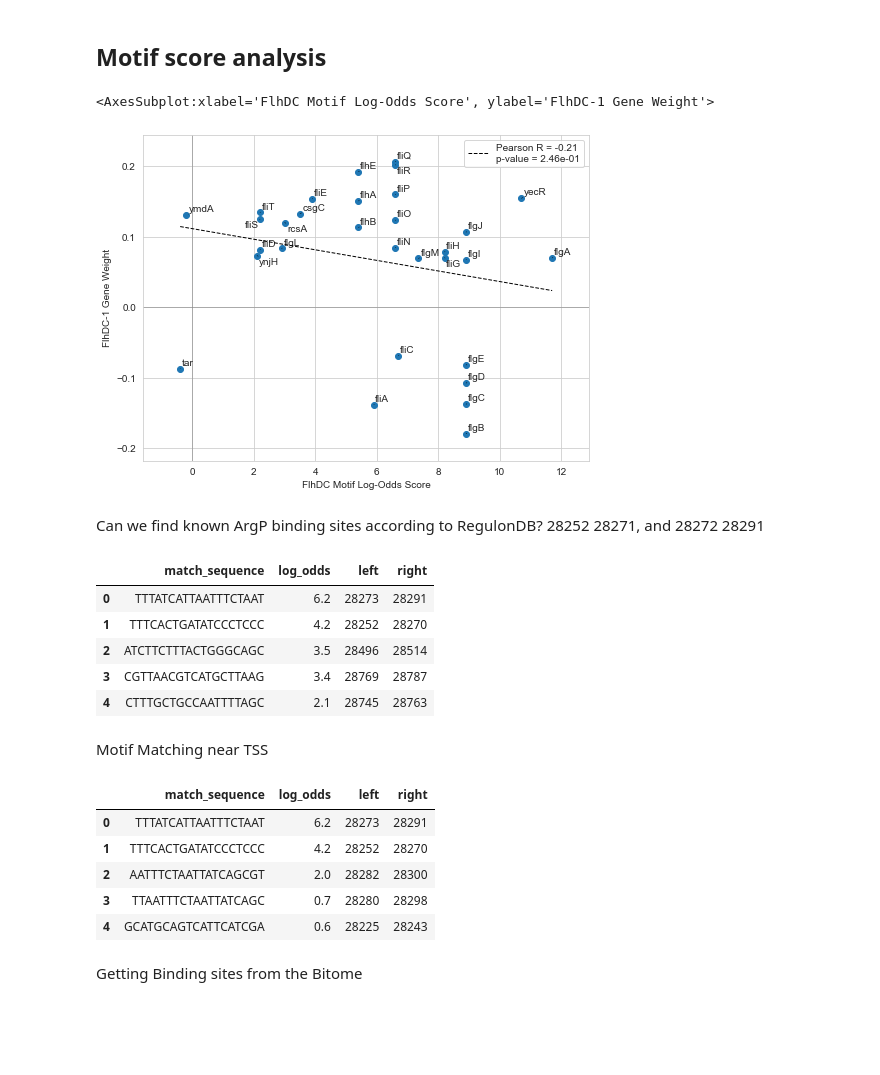
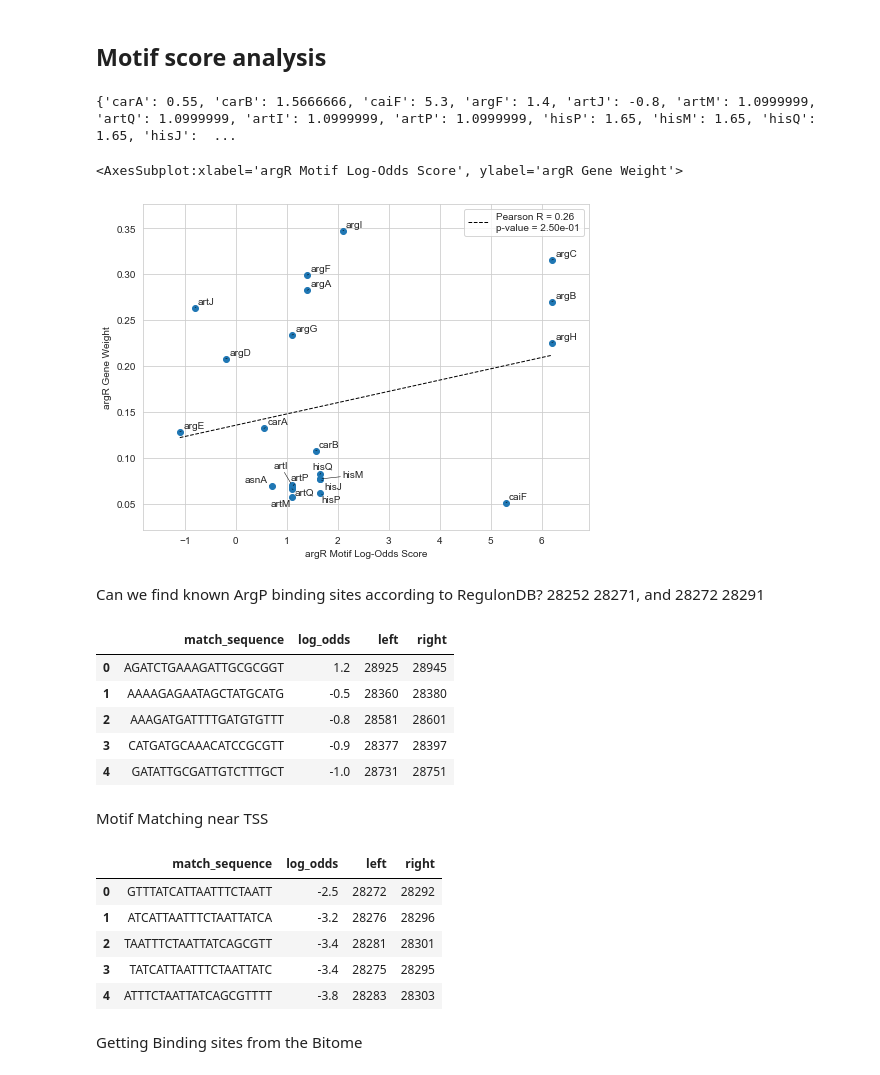
Before and after one commit to SBRG/Bacterial_TRN_Dominance_and_Independence, a Jupyter notebook: Figure_4_Regulon_Captured/Figure_4_ArgR.ipynb, the cells around one changed output. Cells and saved outputs as stored; diff of their text form; code cells hidden in the pictures; blank space fills up the shorter version.

```diff
--- a/Figure_4_Regulon_Captured/Figure_4_ArgR.ipynb
+++ b/Figure_4_Regulon_Captured/Figure_4_ArgR.ipynb
@@ -433,43 +433,44 @@ ica_data = precise1k
 # %%
 # modify legacy PSSM format into Bitome 2 format
 tf_pwm_db = rpwm('../data/motif_pwm_db.txt')
-flhdc_pwm_old = tf_pwm_db['FlhDC']
-flhdc_pssm = {base: [pos_dict[base] for pos_dict in flhdc_pwm_old] for base in 'ATCG'}
+argR_pwm_old = tf_pwm_db['ArgR']
+argR_pssm = {base: [pos_dict[base] for pos_dict in flhdc_pwm_old] for base in 'ATCG'}
 
-flhdc1_genes = ica_data.view_imodulon('FlhDC-1')['gene_name'].values
-flhdc2_genes = ica_data.view_imodulon('FlhDC-2')['gene_name'].values
-all_flhdc_genes = set(flhdc1_genes).union(flhdc2_genes)
+argR_genes = ica_data.view_imodulon('Arginine')['gene_name'].values
 
 gene2score = {}
-for flhdc_gene in all_flhdc_genes:
-    tus_for_gene = mg1655._gene_to_tus[ica_data.name2num(flhdc_gene)]
+for argR_gene in argR_genes:
+    tus_for_gene = mg1655._gene_to_tus[ica_data.name2num(argR_gene)]
     gene_tu_df = mg1655.tu_table.loc[tus_for_gene]
     gene_tu_df_tss = gene_tu_df[gene_tu_df['tss'].notna()]
     scores = []
     for tu_id, tu_row in gene_tu_df_tss.iterrows():
-        best_motif_match = mg1655.promoter_motif_search(tu_row.tss, tu_row.strand, flhdc_pssm)
+        best_motif_match = mg1655.promoter_motif_search(tu_row.tss, tu_row.strand, argR_pssm)
         scores.append(best_motif_match.log_odds.values[0])
     if scores:
-        gene2score[flhdc_gene] = np.mean(scores)
+        gene2score[argR_gene] = np.mean(scores)
+print(gene2score)
+# %% [output]
+{'carA': 0.55, 'carB': 1.5666666, 'caiF': 5.3, 'argF': 1.4, 'artJ': -0.8, 'artM': 1.0999999, 'artQ': 1.0999999, 'artI': 1.0999999, 'artP': 1.0999999, 'hisP': 1.65, 'hisM': 1.65, 'hisQ': 1.65, 'hisJ':  ...
 # %%
-flhdc1_df = ica_data.view_imodulon('FlhDC-1')
-flhdc1_df['score'] = flhdc1_df['gene_name'].apply(lambda gn: gene2score.get(gn, None))
-flhdc1_w_motif = flhdc1_df[flhdc1_df['score'].notna()]
-flhdc1_w_motif = flhdc1_w_motif.set_index('gene_name')
+argR_df = ica_data.view_imodulon('Arginine')
+argR_df['score'] = argR_df['gene_name'].apply(lambda gn: gene2score.get(gn, None))
+argR_w_motif = argR_df[argR_df['score'].notna()]
+argR_w_motif = argR_w_motif.set_index('gene_name')
 
 _, ax = plt.subplots(figsize=(8, 6))
 
 scatterplot(
-    flhdc1_w_motif['score'], flhdc1_w_motif['gene_weight'],
-    xlabel='FlhDC Motif Log-Odds Score',
-    ylabel='FlhDC-1 Gene Weight',
+    argR_w_motif['score'], argR_w_motif['gene_weight'],
+    xlabel='argR Motif Log-Odds Score',
+    ylabel='argR Gene Weight',
     show_labels=True,
     fit_line=True,
     legend=False,
     ax=ax
 )
 # %% [output]
-<AxesSubplot:xlabel='FlhDC Motif Log-Odds Score', ylabel='FlhDC-1 Gene Weight'>
+<AxesSubplot:xlabel='argR Motif Log-Odds Score', ylabel='argR Gene Weight'>
-[figure, old version]
+[figure, new version]
 # %% [markdown]
 Can we find known ArgP binding sites according to RegulonDB? 28252 28271, and 28272 28291
@@ -481,23 +482,23 @@ argp_pssm = {base: [pos_dict[base] for pos_dict in argp_pwm_old] for base in 'AT
 # %%
-mg1655.motif_search(28000, 29000, +1, argp_pssm, n_best_matches=5)
+mg1655.motif_search(28000, 29000, +1, argR_pssm, n_best_matches=5)
 # %% [output]
 |  | match_sequence | log_odds | left | right |
-| 0 | TTTATCATTAATTTCTAAT | 6.2 | 28273 | 28291 |
-| 1 | TTTCACTGATATCCCTCCC | 4.2 | 28252 | 28270 |
-| 2 | ATCTTCTTTACTGGGCAGC | 3.5 | 28496 | 28514 |
-| 3 | CGTTAACGTCATGCTTAAG | 3.4 | 28769 | 28787 |
-| 4 | CTTTGCTGCCAATTTTAGC | 2.1 | 28745 | 28763 |
+| 0 | AGATCTGAAAGATTGCGCGGT | 1.2 | 28925 | 28945 |
+| 1 | AAAAGAGAATAGCTATGCATG | -0.5 | 28360 | 28380 |
+| 2 | AAAGATGATTTTGATGTGTTT | -0.8 | 28581 | 28601 |
+| 3 | CATGATGCAAACATCCGCGTT | -0.9 | 28377 | 28397 |
+| 4 | GATATTGCGATTGTCTTTGCT | -1.0 | 28731 | 28751 |
 # %% [markdown]
 Motif Matching near TSS
 # %%
-mg1655.promoter_motif_search(28288, 1, argp_pssm, n_best_matches=5)
+mg1655.promoter_motif_search(28288, 1, argR_pssm, n_best_matches=5)
 # %% [output]
 |  | match_sequence | log_odds | left | right |
-| 0 | TTTATCATTAATTTCTAAT | 6.2 | 28273 | 28291 |
-| 1 | TTTCACTGATATCCCTCCC | 4.2 | 28252 | 28270 |
-| 2 | AATTTCTAATTATCAGCGT | 2.0 | 28282 | 28300 |
-| 3 | TTAATTTCTAATTATCAGC | 0.7 | 28280 | 28298 |
-| 4 | GCATGCAGTCATTCATCGA | 0.6 | 28225 | 28243 |
+| 0 | GTTTATCATTAATTTCTAATT | -2.5 | 28272 | 28292 |
+| 1 | ATCATTAATTTCTAATTATCA | -3.2 | 28276 | 28296 |
+| 2 | TAATTTCTAATTATCAGCGTT | -3.4 | 28281 | 28301 |
+| 3 | TATCATTAATTTCTAATTATC | -3.4 | 28275 | 28295 |
+| 4 | ATTTCTAATTATCAGCGTTTT | -3.8 | 28283 | 28303 |
 # %% [markdown]
 Getting Binding sites from the Bitome
 # %%
```
Also changed, not shown: parts of 37 cells of this notebook.
